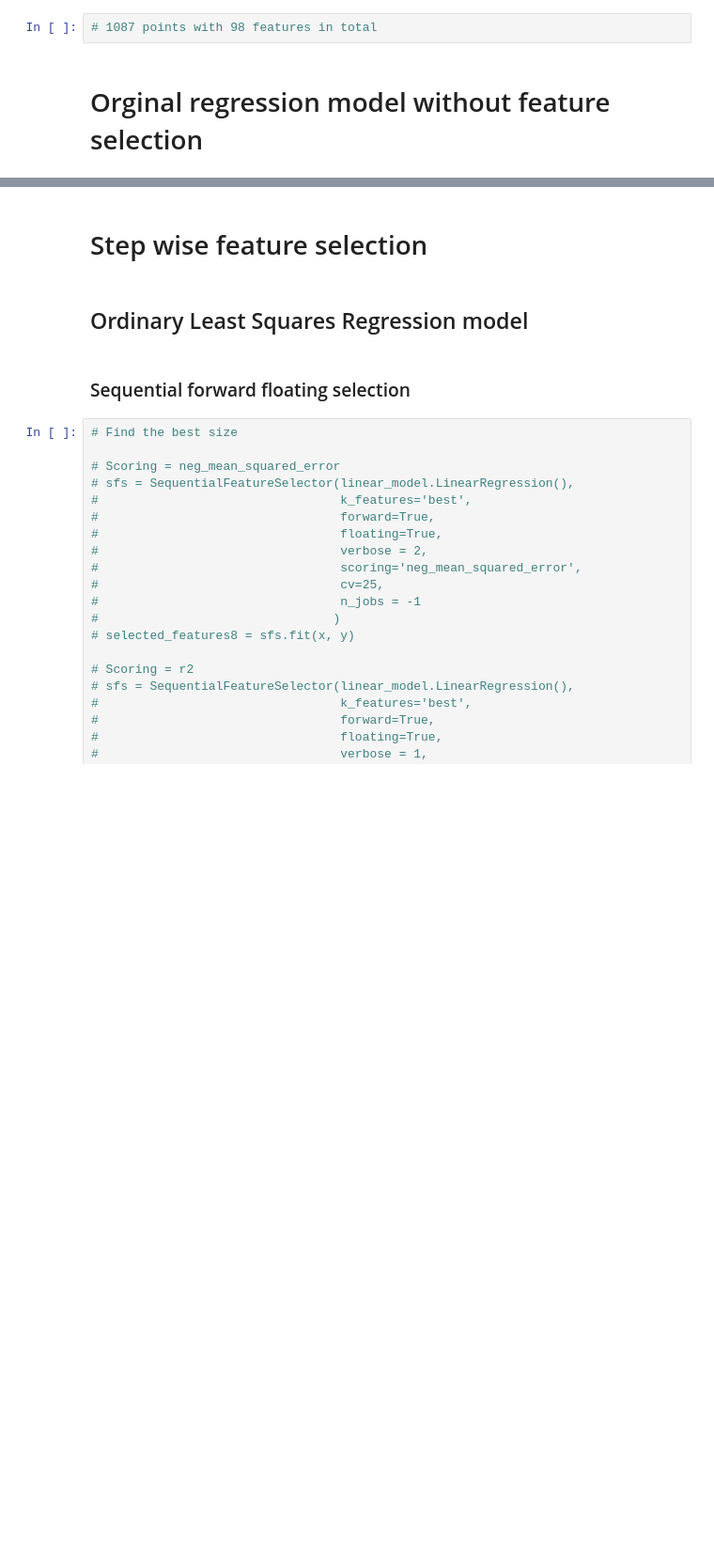
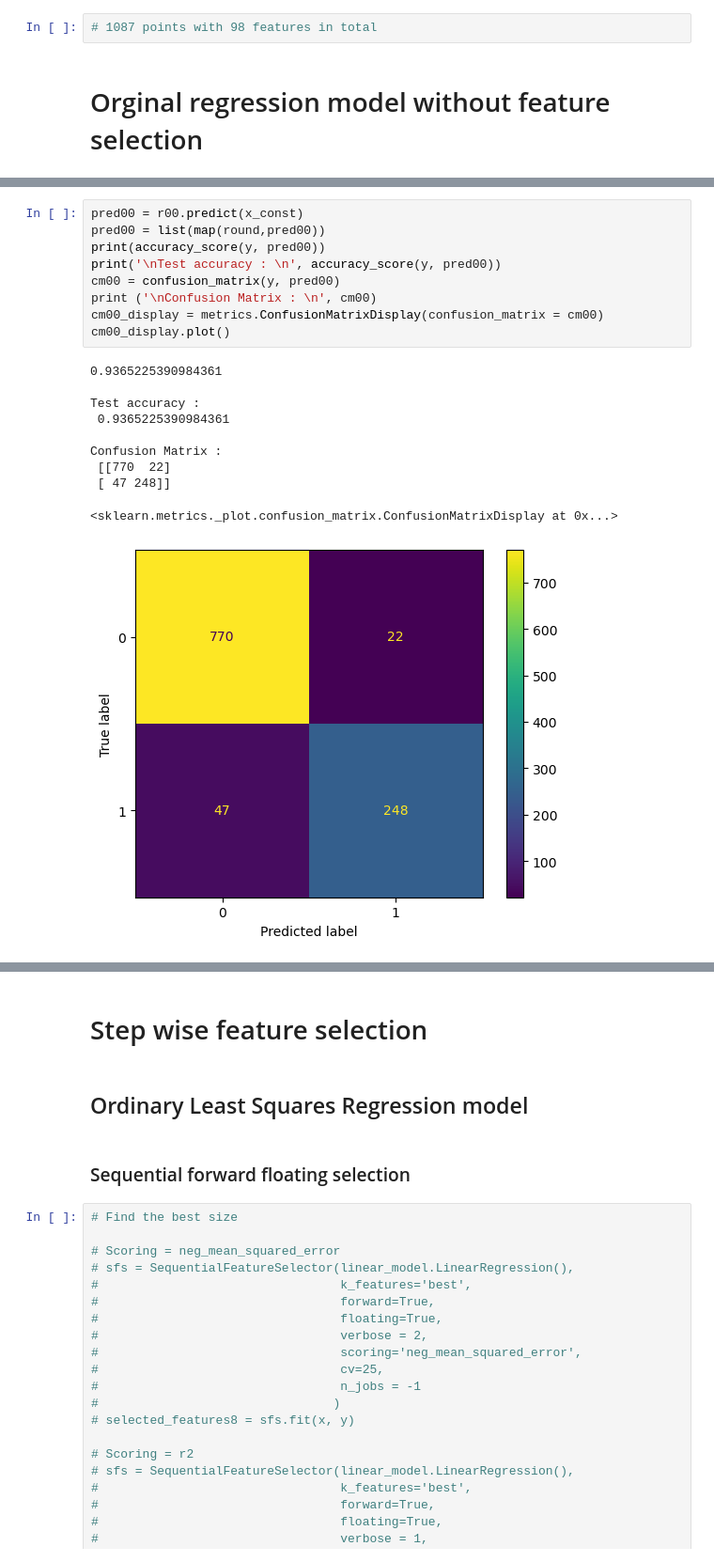
Before and after one commit to yeluH/MT_FI, a Jupyter notebook: Notebooks/0_Regression_presence_of_accident.ipynb, the cells around one changed output, grey strips where cells are left out. Shown at 94% size. Saved outputs shown, nothing was run; the diff lists cells and outputs as text; blank space fills up the shorter version.

```diff
--- a/Notebooks/0_Regression_presence_of_accident.ipynb
+++ b/Notebooks/0_Regression_presence_of_accident.ipynb
@@ -241,0 +271,20 @@ x.shape
+# %%
+pred00 = r00.predict(x_const)
+pred00 = list(map(round,pred00))
+print(accuracy_score(y, pred00))
+print('\nTest accuracy : \n', accuracy_score(y, pred00))
+cm00 = confusion_matrix(y, pred00)
+print ('\nConfusion Matrix : \n', cm00)
+cm00_display = metrics.ConfusionMatrixDisplay(confusion_matrix = cm00)
+cm00_display.plot()
+# %% [output]
+0.9365225390984361
+
+Test accuracy :
+ 0.9365225390984361
+
+Confusion Matrix :
+ [[770  22]
+ [ 47 248]]
+<sklearn.metrics._plot.confusion_matrix.ConfusionMatrixDisplay at 0x...>
+[figure, added]
```
Also changed, not shown: parts of 22 cells of this notebook.
